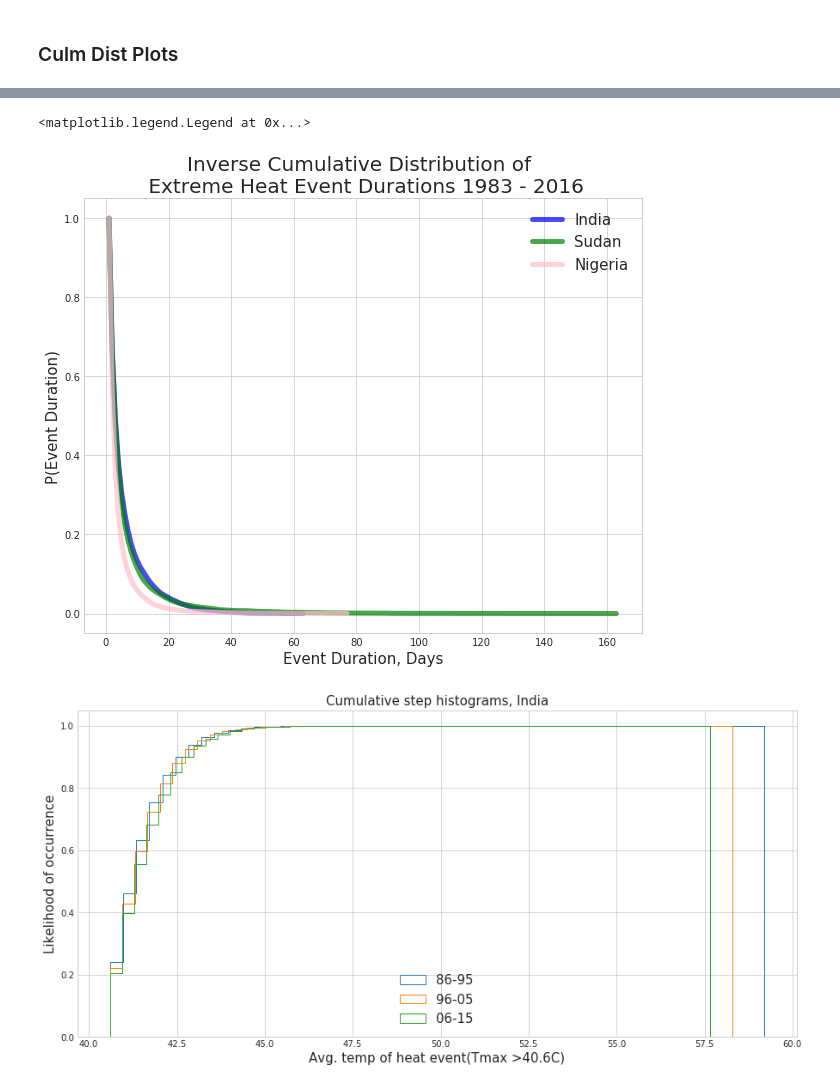
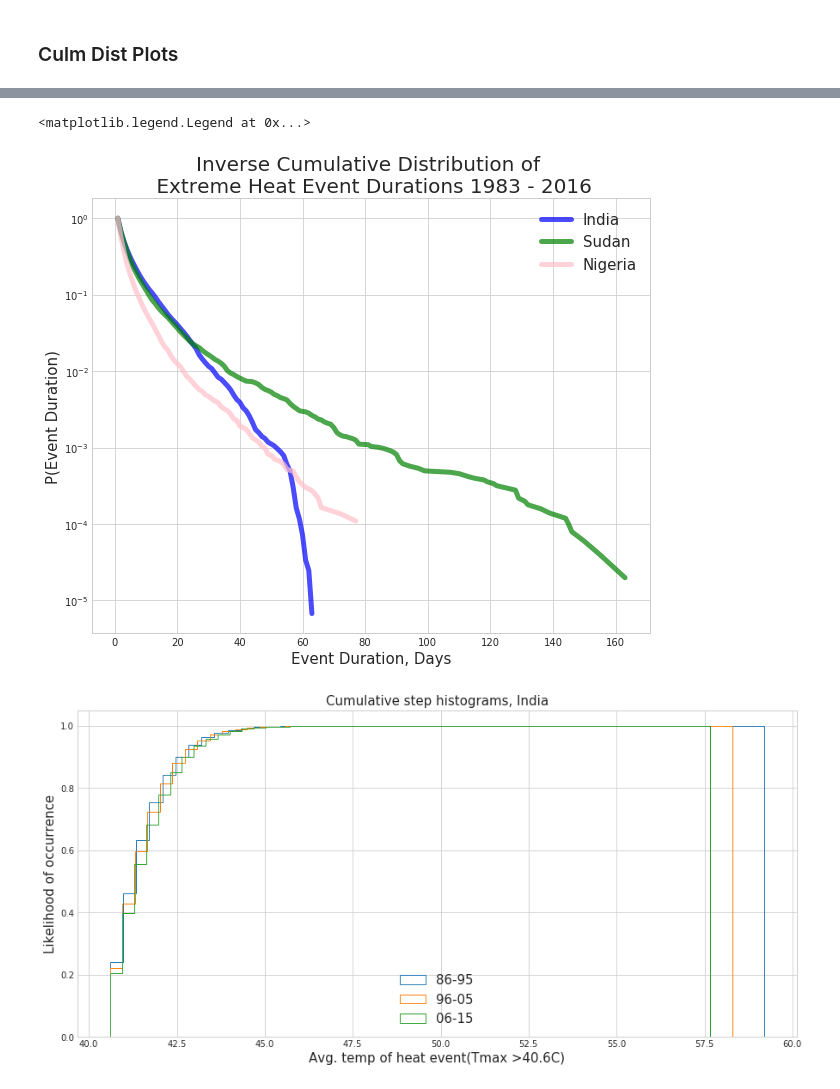
Before and after one commit to ecohydro/GlobalUrbanHeat, a Jupyter notebook: Notebooks/cpt_density_plots.ipynb, the cells around one changed output, grey strips where cells are left out. Saved outputs shown, nothing was run; the diff lists cells and outputs as text; code cells hidden in the pictures.

```diff
--- a/Notebooks/cpt_density_plots.ipynb
+++ b/Notebooks/cpt_density_plots.ipynb
@@ -185,11 +189,11 @@ stat = 'duration'
 #df_sort = event_stack[stat].sort_values()
 
 # by country
-country = 'Nigeria'
+country = 'Sudan'
 df_country = event_stack[event_stack['CTR_MN_NM'] == country]
 df_sort = df_country[stat].sort_values()
 
-X3, Y3 = p_X_gt_x(df_sort)
+X2, Y2 = p_X_gt_x(df_sort)
 # %%
 # Plot
 
@@ -197,35 +201,35 @@ X3, Y3 = p_X_gt_x(df_sort)
 import matplotlib.pyplot as plt
 
 # style and size
 plt.style.use('seaborn-whitegrid')
 fig = plt.figure(figsize=[10,8])
 ax = plt.subplot(111)
-# plt.yscale('log')
+plt.yscale('log')
 
 # by decade
 # plt.plot(X8695, Y8605, color='red', alpha = 0.5)
 # plt.plot(X9605, Y9605, color='blue', alpha = 0.5)
 # plt.plot(X0615, Y0615, color='green', alpha = 0.5)
 
 # all data
 plt.plot(X1, Y1, color = 'blue', linewidth=5, alpha = 0.7)
 plt.plot(X2, Y2, color = 'green', linewidth=5, alpha = 0.7)
 plt.plot(X3, Y3, color = 'pink', linewidth=5, alpha = 0.7)
 
 # titles
 plt.title('Inverse Cumulative Distribution of \n Extreme Heat Event Durations 1983 - 2016', fontsize = 20)
 plt.xlabel('Event Duration, Days', fontsize = 15)
 plt.ylabel('P(Event Duration)', fontsize = 15)
 
 # legend
 # leg_labels = ['86-95', '95-06', '06 - 15']
 # plt.legend(leg_labels, fontsize = 15)
 
 leg_labels = ['India', 'Sudan', 'Nigeria']
 plt.legend(leg_labels, fontsize = 15)
 # %% [output]
 <matplotlib.legend.Legend at 0x...>
-[figure, old version]
+[figure, new version]
 # %%
 import numpy as np
 import matplotlib.pyplot as plt
```
Also changed, not shown: parts of 2 cells of this notebook.
